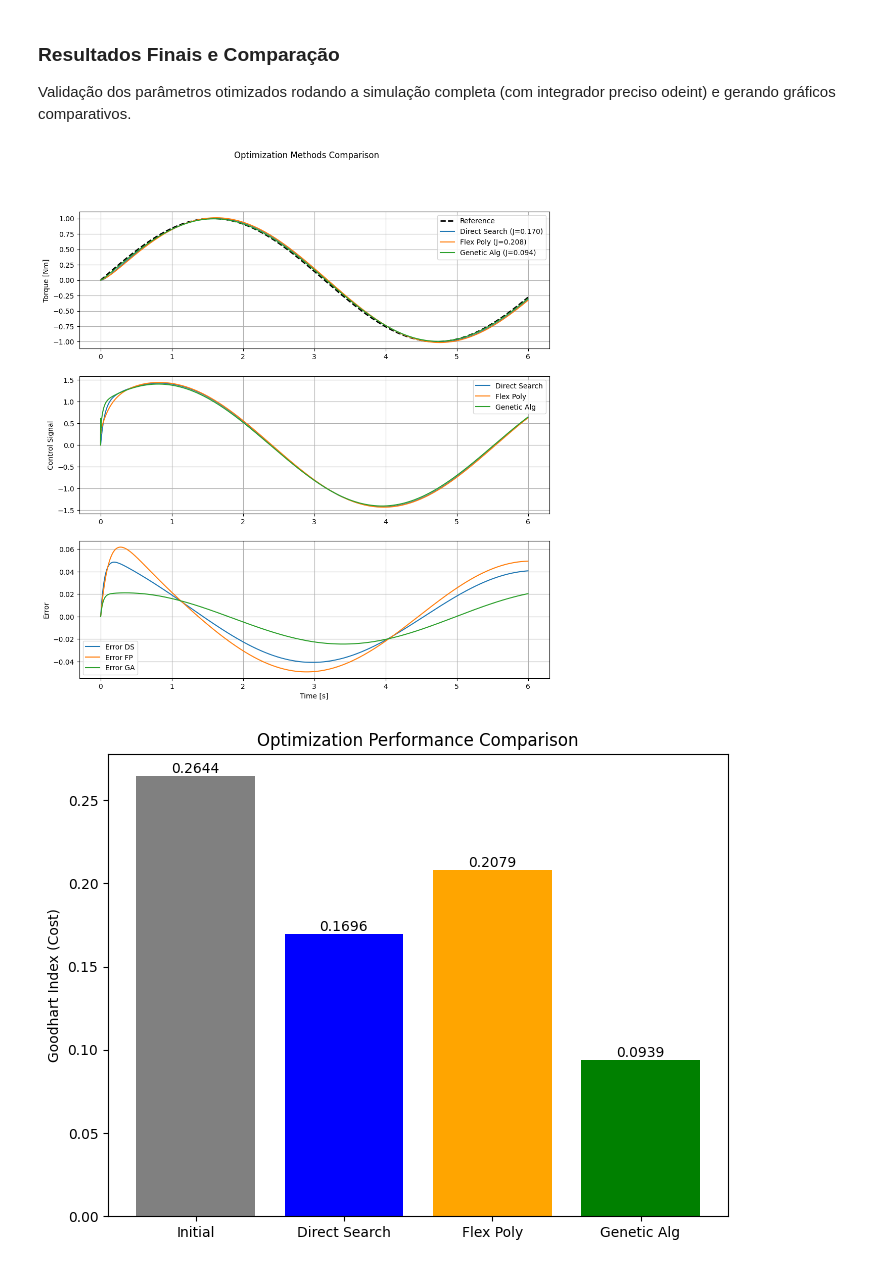
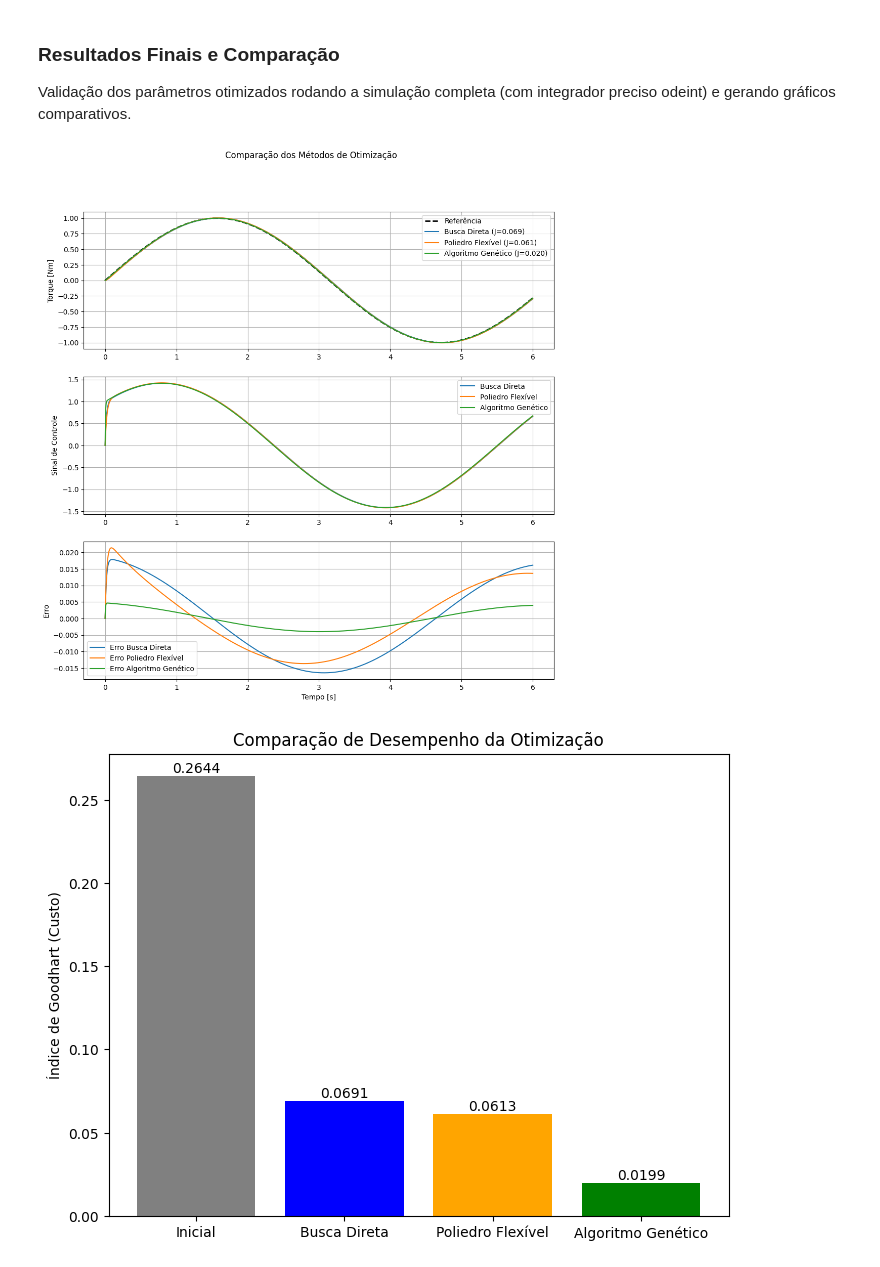
Before and after one commit to rafaelrsantana/Controle-Inteligente, a Jupyter notebook: tutorial_p1/motor_controller.ipynb, the cells around one changed output. Saved outputs shown, nothing was run; the diff lists cells and outputs as text; code cells hidden in the pictures.

Commit message:
add fuzzy optimization and compare with PID

```diff
--- a/tutorial_p1/motor_controller.ipynb
+++ b/tutorial_p1/motor_controller.ipynb
@@ -60,20 +73 @@ As funções abaixo representam a dinâmica do sistema:
-# %%
-def dc_motor_model(x1_m, u):
-    dx1_m = -a * k * x1_m + k * u
-    return dx1_m
-
-def original_control_law(tau, tau_ref, taup_ref):
-    v = taup_ref - k_c1 * (tau - tau_ref)
-    return (a + a_model_error) * tau + v / (k + k_model_error)
-
-def system_model_original(states, t, tau_ref, taup_ref):
-    x1_m, _ = states
-    u = original_control_law(x1_m, tau_ref, taup_ref)
-    taup = dc_motor_model(x1_m, u)
-    return [taup, u]
-
-def system_model_pid(states, t, u_control):
-    x1_m, _ = states
-    taup = dc_motor_model(x1_m, u_control)
-    return [taup, u_control]
 # %% [markdown]
@@ -404,19 +313,20 @@ Validação dos parâmetros otimizados rodando a simulação completa (com integ
 def run_full_sim(w):
     Kp, Ki, Kd = w
     states0 = [0, 0]
-    integral_error = 0
-    prev_error = 0
     states_out = np.zeros((n - 1, 2))
     u_out = np.zeros(n - 1)
+
+    # Usando PIDController com Anti-Windup
+    pid = PIDController(Kp, Ki, Kd, limit=100.0, dt=t_sim_step)
+
     for i in range(n - 1):
         ref = torque_ref[i]
         error = ref - states0[0]
-        integral_error += error * t_sim_step
-        derr = (error - prev_error) / t_sim_step if i > 0 else 0
-        u = Kp * error + Ki * integral_error + Kd * derr
+
+        u = pid.update(error)
         u_out[i] = u
-        prev_error = error
-        out = odeint(system_model_pid, states0, [0.0, t_sim_step], args=(u,))
+
+        out = odeint(system_model_pid, states0, [0.0, t_sim_step], args=(u, a, k))
         states0 = out[-1, :]
         states_out[i] = states0
     return states_out, u_out
@@ -426,51 +336,49 @@ states_ds, u_ds = run_full_sim(w_ds)
 states_fp, u_fp = run_full_sim(w_fp)
 states_ga, u_ga = run_full_sim(w_ga)
 
-# Plot Optimization Comparison
 fig3, axs = plt.subplots(3, 1, figsize=(12, 12))
-plt.suptitle("Optimization Methods Comparison")
+plt.suptitle("Comparação dos Métodos de Otimização")
 
-axs[0].plot(time_vector[:-1], torque_ref[:-1], "k--", linewidth=2, label="Reference")
-axs[0].plot(time_vector[:-1], states_ds[:, 0], label=f"Direct Search (J={cost_ds:.3f})")
-axs[0].plot(time_vector[:-1], states_fp[:, 0], label=f"Flex Poly (J={cost_fp:.3f})")
-axs[0].plot(time_vector[:-1], states_ga[:, 0], label=f"Genetic Alg (J={cost_ga:.3f})")
+axs[0].plot(time_vector[:-1], torque_ref[:-1], "k--", linewidth=2, label="Referência")
+axs[0].plot(time_vector[:-1], states_ds[:, 0], label=f"Busca Direta (J={cost_ds:.3f})")
+axs[0].plot(time_vector[:-1], states_fp[:, 0], label=f"Poliedro Flexível (J={cost_fp:.3f})")
+axs[0].plot(time_vector[:-1], states_ga[:, 0], label=f"Algoritmo Genético (J={cost_ga:.3f})")
 axs[0].set_ylabel("Torque [Nm]")
 axs[0].legend()
 axs[0].grid(True)
 
-axs[1].plot(time_vector[:-1], u_ds, label="Direct Search")
-axs[1].plot(time_vector[:-1], u_fp, label="Flex Poly")
-axs[1].plot(time_vector[:-1], u_ga, label="Genetic Alg")
-axs[1].set_ylabel("Control Signal")
+axs[1].plot(time_vector[:-1], u_ds, label="Busca Direta")
+axs[1].plot(time_vector[:-1], u_fp, label="Poliedro Flexível")
+axs[1].plot(time_vector[:-1], u_ga, label="Algoritmo Genético")
+axs[1].set_ylabel("Sinal de Controle")
 axs[1].legend()
 axs[1].grid(True)
 
-axs[2].plot(time_vector[:-1], torque_ref[:-1] - states_ds[:, 0], label="Error DS")
-axs[2].plot(time_vector[:-1], torque_ref[:-1] - states_fp[:, 0], label="Error FP")
-axs[2].plot(time_vector[:-1], torque_ref[:-1] - states_ga[:, 0], label="Error GA")
-axs[2].set_ylabel("Error")
-axs[2].set_xlabel("Time [s]")
+axs[2].plot(time_vector[:-1], torque_ref[:-1] - states_ds[:, 0], label="Erro Busca Direta")
+axs[2].plot(time_vector[:-1], torque_ref[:-1] - states_fp[:, 0], label="Erro Poliedro Flexível")
+axs[2].plot(time_vector[:-1], torque_ref[:-1] - states_ga[:, 0], label="Erro Algoritmo Genético")
+axs[2].set_ylabel("Erro")
+axs[2].set_xlabel("Tempo [s]")
 axs[2].legend()
 axs[2].grid(True)
 plt.show()
 
-# Bar Chart Optimization
 fig4 = plt.figure(figsize=(8, 6))
-methods = ["Initial", "Direct Search", "Flex Poly", "Genetic Alg"]
+methods = ["Inicial", "Busca Direta", "Poliedro Flexível", "Algoritmo Genético"]
 costs = [gh_init, cost_ds, cost_fp, cost_ga]
 bars = plt.bar(methods, costs, color=["gray", "blue", "orange", "green"])
-plt.ylabel("Goodhart Index (Cost)")
-plt.title("Optimization Performance Comparison")
+plt.ylabel("Índice de Goodhart (Custo)")
+plt.title("Comparação de Desempenho da Otimização")
 for bar in bars:
     yval = bar.get_height()
     plt.text(
         bar.get_x() + bar.get_width() / 2.0,
         yval,
         f"{yval:.4f}",
         va="bottom",
         ha="center",
     )
 plt.show()
 # %% [output]
-[figure, old version]
+[figure, new version]
-[figure, old version]
+[figure, new version]
```
Also changed, not shown: parts of 29 cells of this notebook, 7 other files.
